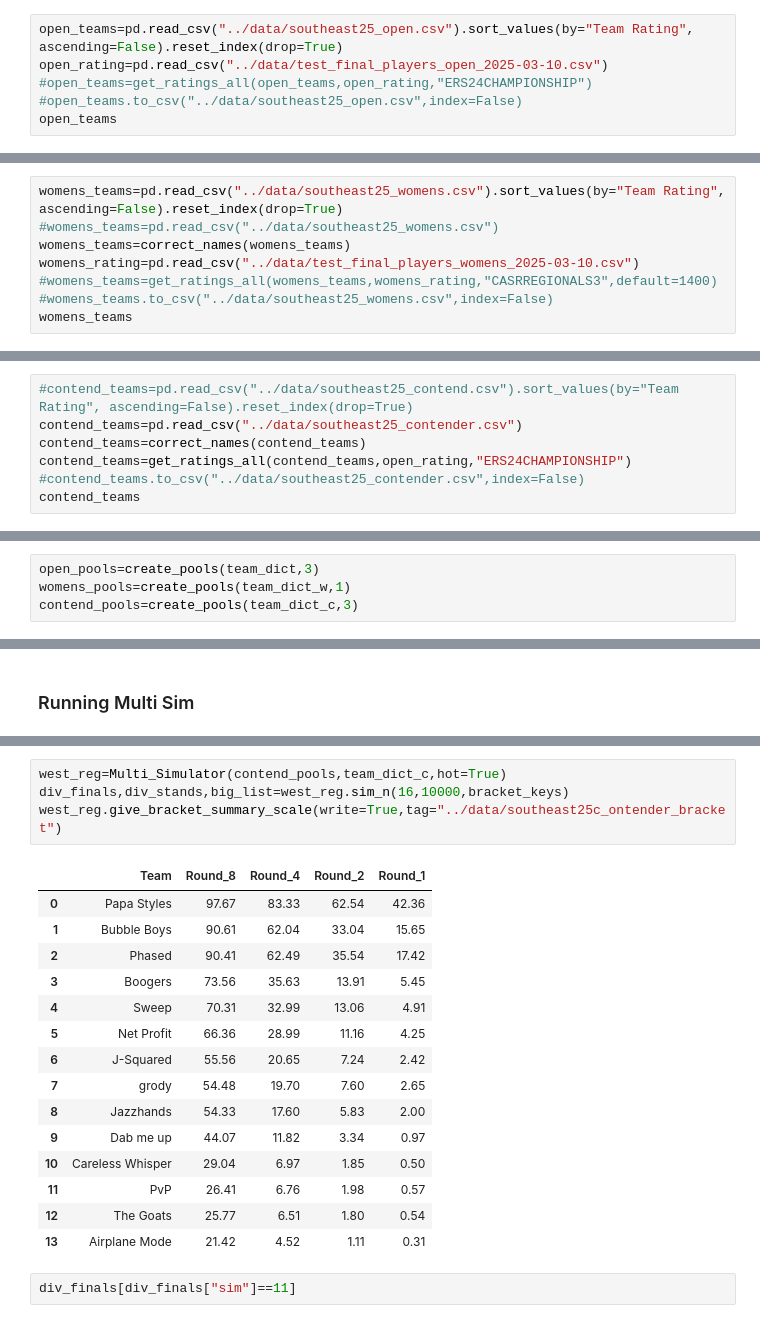
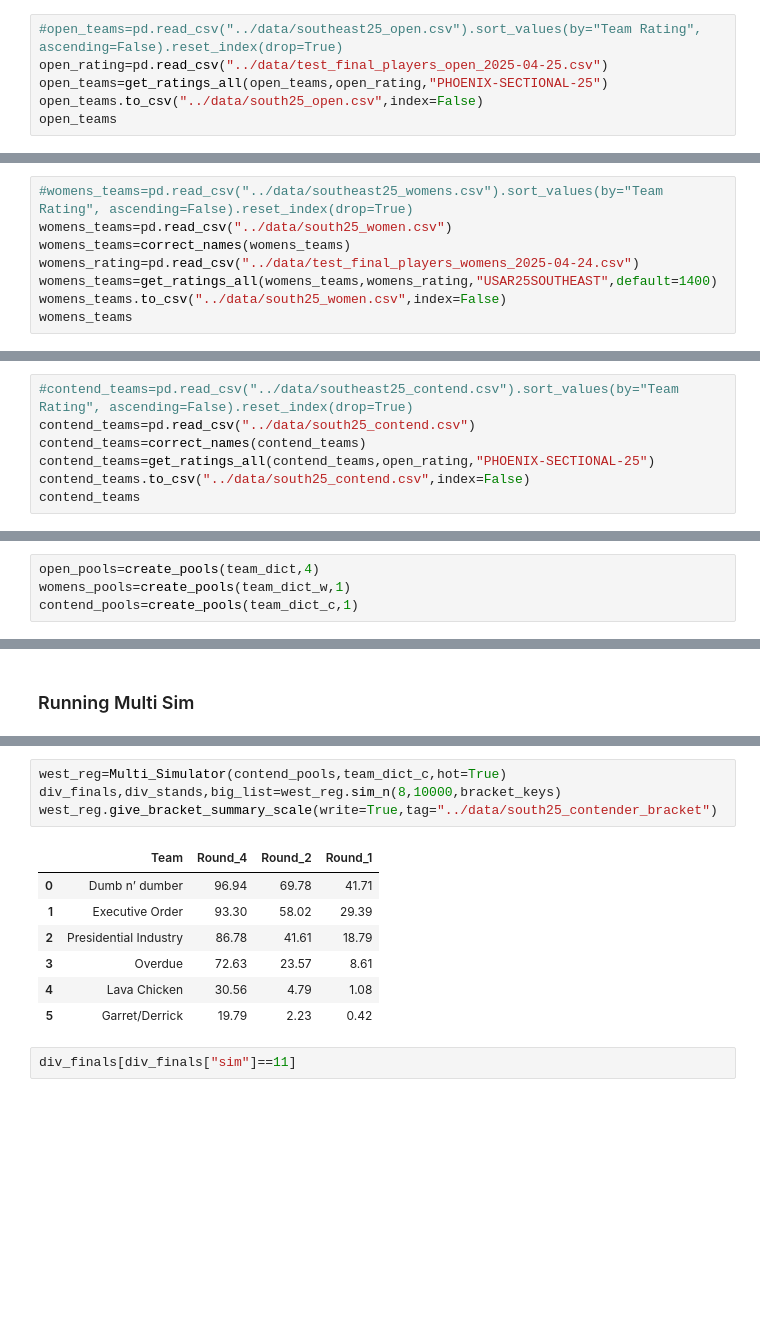
Before and after one commit to USAR-Rankings/Simulations, a Jupyter notebook: notebooks/Nationals_Simulations.ipynb, the cells around one changed output, grey strips where cells are left out. Drawn from its saved outputs; the diff is of its cells as text; blank space fills up the shorter version.

```diff
--- a/notebooks/Nationals_Simulations.ipynb
+++ b/notebooks/Nationals_Simulations.ipynb
@@ -63,10 +67,10 @@ def get_ratings_all(teams,df,tourney,default=800):
     teams["Team Rating"]= teams[["P1 Rating", "P2 Rating"]].mean(axis=1).round(2)
     return teams.sort_values(by="Team Rating", ascending=False).reset_index(drop=True)
 # %%
-open_teams=pd.read_csv("../data/southeast25_open.csv").sort_values(by="Team Rating", ascending=False).reset_index(drop=True)
-open_rating=pd.read_csv("../data/test_final_players_open_2025-03-10.csv")
-#open_teams=get_ratings_all(open_teams,open_rating,"ERS24CHAMPIONSHIP")
-#open_teams.to_csv("../data/southeast25_open.csv",index=False)
+#open_teams=pd.read_csv("../data/southeast25_open.csv").sort_values(by="Team Rating", ascending=False).reset_index(drop=True)
+open_rating=pd.read_csv("../data/test_final_players_open_2025-04-25.csv")
+open_teams=get_ratings_all(open_teams,open_rating,"PHOENIX-SECTIONAL-25")
+open_teams.to_csv("../data/south25_open.csv",index=False)
 open_teams
 # %% [output]
 |  | Team | Player1 | Player2 | P1 Rating | P2 Rating | Team Rating |
@@ -85,10 +93,10 @@ open_teams
 # %%
-womens_teams=pd.read_csv("../data/southeast25_womens.csv").sort_values(by="Team Rating", ascending=False).reset_index(drop=True)
-#womens_teams=pd.read_csv("../data/southeast25_womens.csv")
+#womens_teams=pd.read_csv("../data/southeast25_womens.csv").sort_values(by="Team Rating", ascending=False).reset_index(drop=True)
+womens_teams=pd.read_csv("../data/south25_women.csv")
 womens_teams=correct_names(womens_teams)
-womens_rating=pd.read_csv("../data/test_final_players_womens_2025-03-10.csv")
-#womens_teams=get_ratings_all(womens_teams,womens_rating,"CASRREGIONALS3",default=1400)
-#womens_teams.to_csv("../data/southeast25_womens.csv",index=False)
+womens_rating=pd.read_csv("../data/test_final_players_womens_2025-04-24.csv")
+womens_teams=get_ratings_all(womens_teams,womens_rating,"USAR25SOUTHEAST",default=1400)
+womens_teams.to_csv("../data/south25_women.csv",index=False)
 womens_teams
 # %% [output]
 |  | Team | Player1 | Player2 | P1 Rating | P2 Rating | Team Rating |
@@ -101,9 +109,9 @@ womens_teams
 # %%
 #contend_teams=pd.read_csv("../data/southeast25_contend.csv").sort_values(by="Team Rating", ascending=False).reset_index(drop=True)
-contend_teams=pd.read_csv("../data/southeast25_contender.csv")
+contend_teams=pd.read_csv("../data/south25_contend.csv")
 contend_teams=correct_names(contend_teams)
-contend_teams=get_ratings_all(contend_teams,open_rating,"ERS24CHAMPIONSHIP")
-#contend_teams.to_csv("../data/southeast25_contender.csv",index=False)
+contend_teams=get_ratings_all(contend_teams,open_rating,"PHOENIX-SECTIONAL-25")
+contend_teams.to_csv("../data/south25_contend.csv",index=False)
 contend_teams
 # %% [output]
 |  | Team | Player1 | Player2 | P1 Rating | P2 Rating | Team Rating |
@@ -815,9 +807,9 @@ class Multi_Simulator(Simulator):
 # %% [markdown]
 Set up pools
 # %%
-open_pools=create_pools(team_dict,3)
+open_pools=create_pools(team_dict,4)
 womens_pools=create_pools(team_dict_w,1)
-contend_pools=create_pools(team_dict_c,3)
+contend_pools=create_pools(team_dict_c,1)
 # %% [markdown]
 Run one sim
 # %%
@@ -880,23 +876,15 @@ west_reg.give_bracket_summary_scale(write=True,tag="../data/southeast25_womens_b
 # %%
 west_reg=Multi_Simulator(contend_pools,team_dict_c,hot=True)
-div_finals,div_stands,big_list=west_reg.sim_n(16,10000,bracket_keys)
-west_reg.give_bracket_summary_scale(write=True,tag="../data/southeast25c_ontender_bracket")
+div_finals,div_stands,big_list=west_reg.sim_n(8,10000,bracket_keys)
+west_reg.give_bracket_summary_scale(write=True,tag="../data/south25_contender_bracket")
 # %% [output]
-|  | Team | Round_8 | Round_4 | Round_2 | Round_1 |
-| 0 | Papa Styles | 97.67 | 83.33 | 62.54 | 42.36 |
-| 1 | Bubble Boys | 90.61 | 62.04 | 33.04 | 15.65 |
-| 2 | Phased | 90.41 | 62.49 | 35.54 | 17.42 |
-| 3 | Boogers | 73.56 | 35.63 | 13.91 | 5.45 |
-| 4 | Sweep | 70.31 | 32.99 | 13.06 | 4.91 |
-| 5 | Net Profit | 66.36 | 28.99 | 11.16 | 4.25 |
-| 6 | J-Squared | 55.56 | 20.65 | 7.24 | 2.42 |
-| 7 | grody | 54.48 | 19.70 | 7.60 | 2.65 |
-| 8 | Jazzhands | 54.33 | 17.60 | 5.83 | 2.00 |
-| 9 | Dab me up | 44.07 | 11.82 | 3.34 | 0.97 |
-| 10 | Careless Whisper | 29.04 | 6.97 | 1.85 | 0.50 |
-| 11 | PvP | 26.41 | 6.76 | 1.98 | 0.57 |
-| 12 | The Goats | 25.77 | 6.51 | 1.80 | 0.54 |
-| 13 | Airplane Mode | 21.42 | 4.52 | 1.11 | 0.31 |
+|  | Team | Round_4 | Round_2 | Round_1 |
+| 0 | Dumb n’ dumber | 96.94 | 69.78 | 41.71 |
+| 1 | Executive Order | 93.30 | 58.02 | 29.39 |
+| 2 | Presidential Industry | 86.78 | 41.61 | 18.79 |
+| 3 | Overdue | 72.63 | 23.57 | 8.61 |
+| 4 | Lava Chicken | 30.56 | 4.79 | 1.08 |
+| 5 | Garret/Derrick | 19.79 | 2.23 | 0.42 |
 # %%
 div_finals[div_finals["sim"]==11]
 # %% [output]
```
Also changed, not shown: parts of 9 cells of this notebook, 1 other file.
